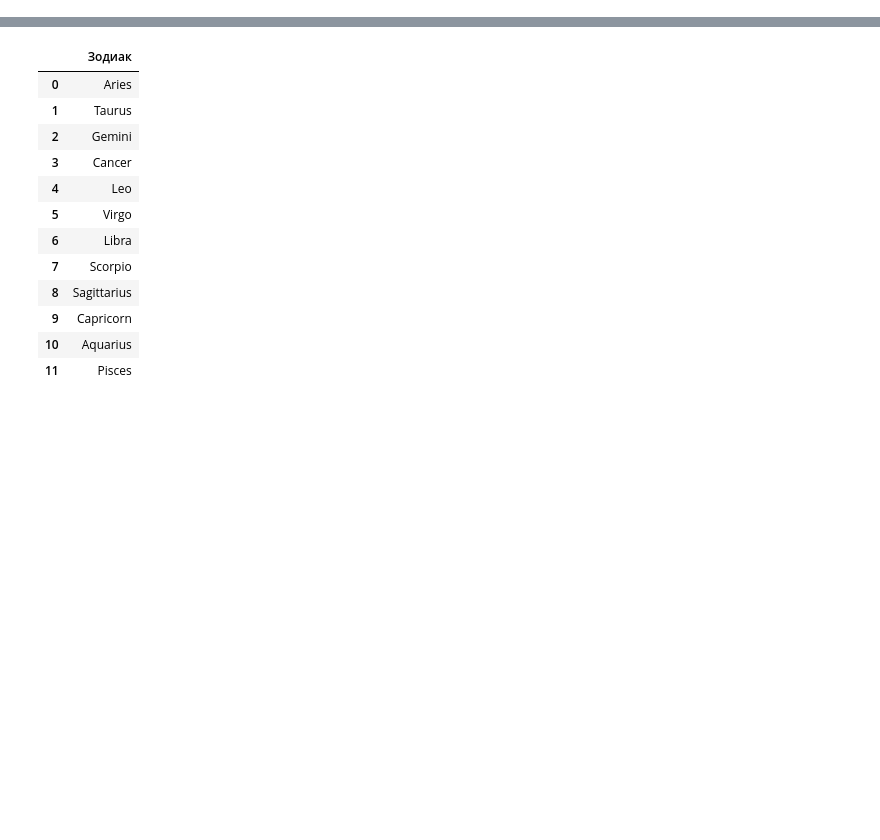
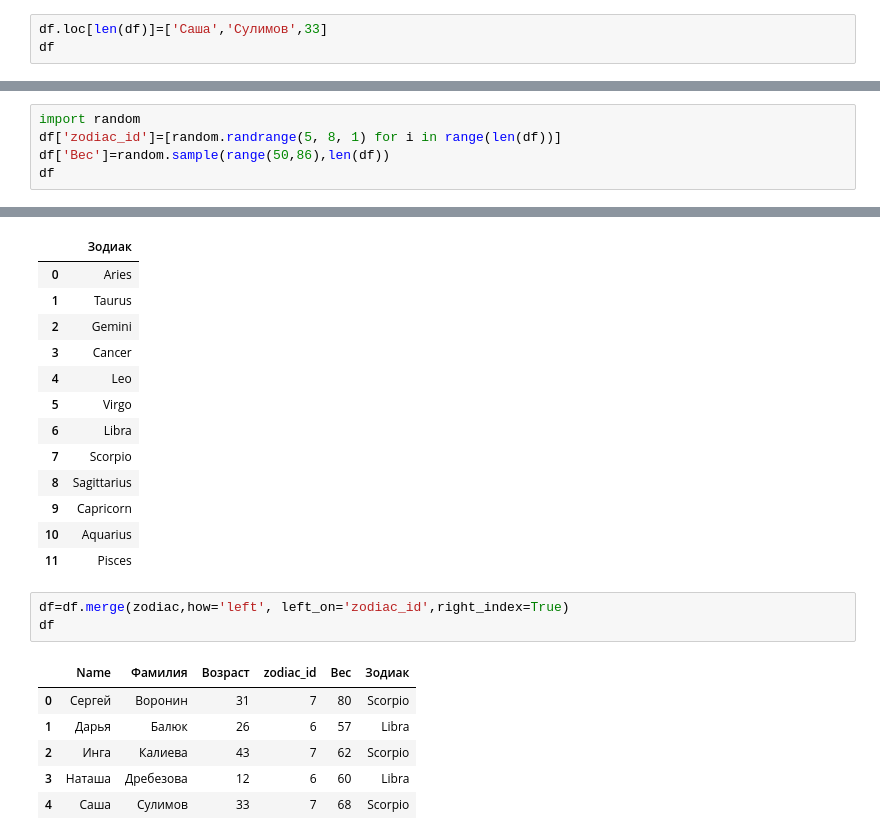
Before and after one commit to Enoki-ru/interview, a Jupyter notebook: main.ipynb, the cells around one changed output, grey strips where cells are left out. Cells and saved outputs as stored; diff of their text form; blank space fills up the shorter version.

```diff
--- a/main.ipynb
+++ b/main.ipynb
@@ -25,0 +46,3 @@ df
+# %%
+df.loc[len(df)]=['Саша','Сулимов',33]
+df
@@ -25,0 +59,5 @@ df
+# %%
+import random
+df['zodiac_id']=[random.randrange(5, 8, 1) for i in range(len(df))]
+df['Вес']=random.sample(range(50,86),len(df))
+df
@@ -54,3 +102,13 @@ zodiac
 | 9 | Capricorn |
 | 10 | Aquarius |
 | 11 | Pisces |
+# %%
+df=df.merge(zodiac,how='left', left_on='zodiac_id',right_index=True)
+df
+# %% [output]
+|  | Name | Фамилия | Возраст | zodiac_id | Вес | Зодиак |
+| 0 | Сергей | Воронин | 31 | 7 | 80 | Scorpio |
+| 1 | Дарья | Балюк | 26 | 6 | 57 | Libra |
+| 2 | Инга | Калиева | 43 | 7 | 62 | Scorpio |
+| 3 | Наташа | Дребезова | 12 | 6 | 60 | Libra |
+| 4 | Саша | Сулимов | 33 | 7 | 68 | Scorpio |
```
Also changed, not shown: parts of 35 cells of this notebook, 4 other files.
